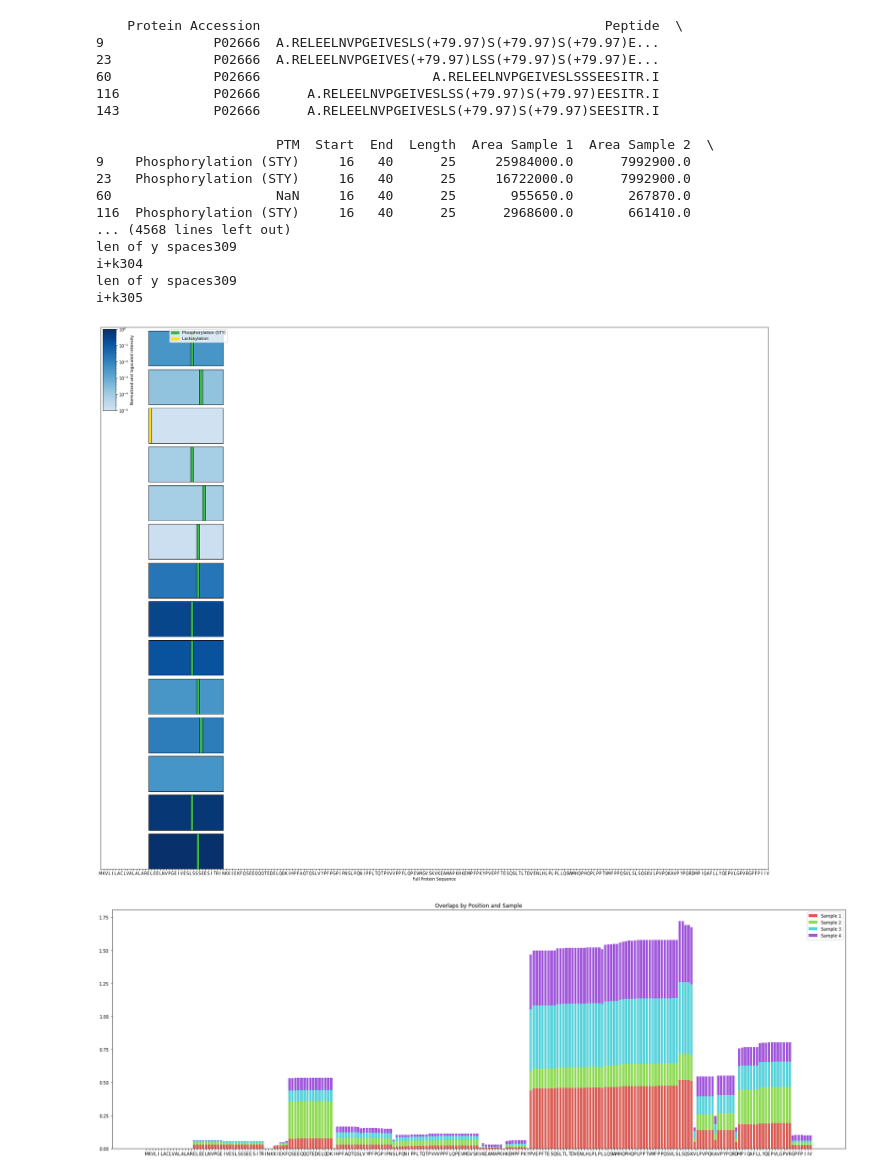
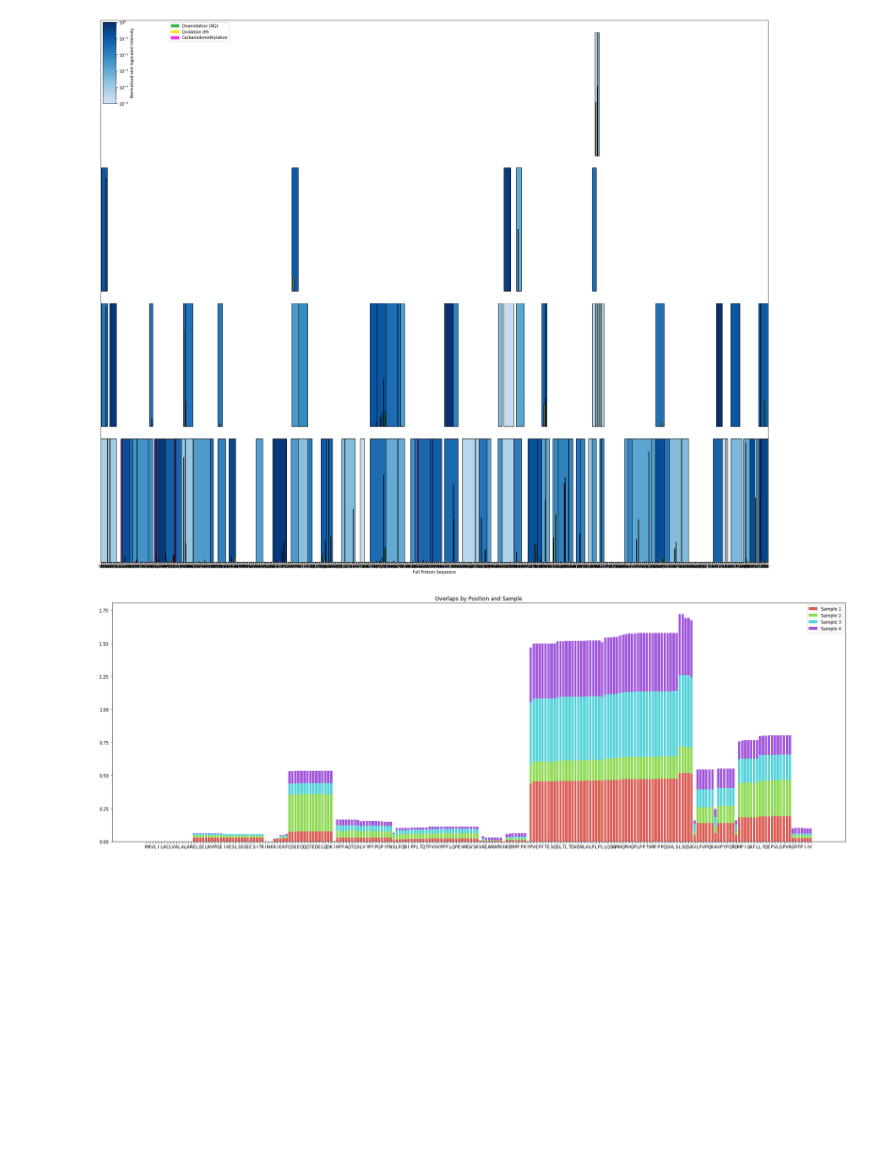
Before and after one commit to Munklinde96/Data_Visualization, a Jupyter notebook: viz7.ipynb, the cells around one changed output. Cells and saved outputs as stored; diff of their text form; code cells hidden in the pictures; blank space fills up the shorter version.

```diff
--- a/viz7.ipynb
+++ b/viz7.ipynb
@@ -1,31 +1,14 @@
 # %%
 from refactored_utils import get_and_prepare_data
 from segment_plot import create_and_plot_segment_plot
 from sample_heatmap import create_and_plot_sample_heatmap
 from overlap_plots import create_and_plot_overlap_plot, create_and_plot_overlap_heat_map_and_gradient_heatmap
 
-df = get_and_prepare_data()
+df = get_and_prepare_data(data_path='protein-peptides.csv')
 #create_and_plot_segment_plot(df, spacing = 0.2, color_scale ='Blues', is_log_scaled=True, start_end_indices=(16, 40), is_stacked=False)
-create_and_plot_segment_plot(df, spacing = 0.2, color_scale ='Blues', is_log_scaled=True)
+create_and_plot_segment_plot(df, _protein='P80457|XDH_BOVIN', spacing = 0.2, color_scale ='Blues', is_log_scaled=True)
 # %% [output]
-    Protein Accession                                            Peptide  \
-9              P02666  A.RELEELNVPGEIVESLS(+79.97)S(+79.97)S(+79.97)E...
-23             P02666  A.RELEELNVPGEIVES(+79.97)LSS(+79.97)S(+79.97)E...
-60             P02666                      A.RELEELNVPGEIVESLSSSEESITR.I
-116            P02666      A.RELEELNVPGEIVESLSS(+79.97)S(+79.97)EESITR.I
-143            P02666      A.RELEELNVPGEIVESLS(+79.97)S(+79.97)SEESITR.I
-
-                       PTM  Start  End  Length  Area Sample 1  Area Sample 2  \
-9    Phosphorylation (STY)     16   40      25     25984000.0      7992900.0
-23   Phosphorylation (STY)     16   40      25     16722000.0      7992900.0
-60                     NaN     16   40      25       955650.0       267870.0
-116  Phosphorylation (STY)     16   40      25      2968600.0       661410.0
-... (4568 lines left out)
-len of y spaces309
-i+k304
-len of y spaces309
-i+k305
-[figure, old version]
+[figure, new version]
 # %%
 create_and_plot_overlap_plot(df)
 # %% [output]
```
Also changed, not shown: parts of 1 cell of this notebook, 4 other files.
